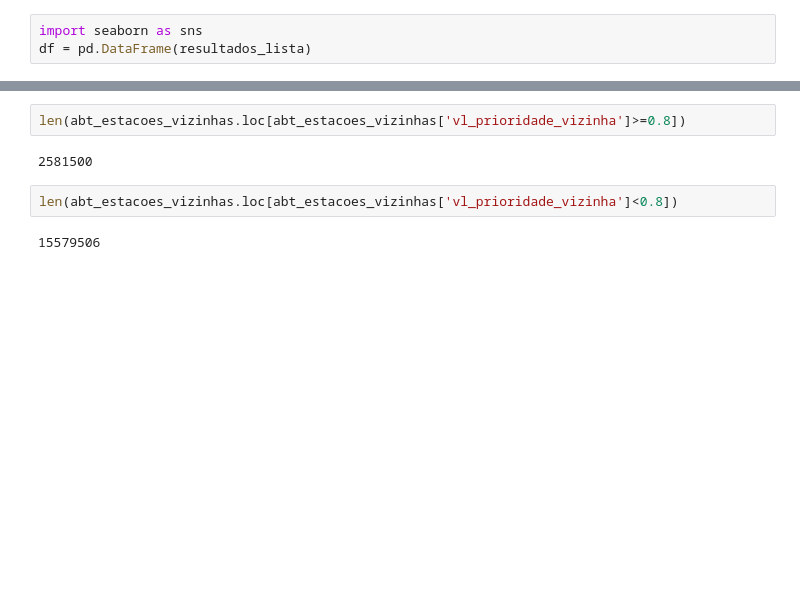
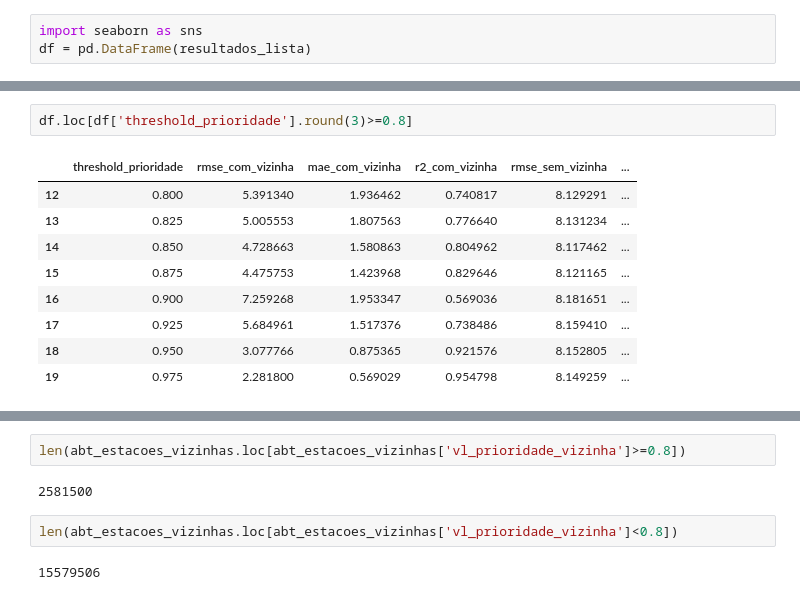
Before and after one commit to mateus-santos-rocha/doutorado, a Jupyter notebook: 3.modelling.ipynb, the cells around one changed output, grey strips where cells are left out. Drawn from its saved outputs; the diff is of its cells as text; blank space fills up the shorter version.

```diff
--- a/3.modelling.ipynb
+++ b/3.modelling.ipynb
@@ -175,0 +163,12 @@ plt.grid()
+# %%
+df.loc[df['threshold_prioridade'].round(3)>=0.8]
+# %% [output]
+|  | threshold_prioridade | rmse_com_vizinha | mae_com_vizinha | r2_com_vizinha | rmse_sem_vizinha | ... |
+| 12 | 0.800 | 5.391340 | 1.936462 | 0.740817 | 8.129291 | ... |
+| 13 | 0.825 | 5.005553 | 1.807563 | 0.776640 | 8.131234 | ... |
+| 14 | 0.850 | 4.728663 | 1.580863 | 0.804962 | 8.117462 | ... |
+| 15 | 0.875 | 4.475753 | 1.423968 | 0.829646 | 8.121165 | ... |
+| 16 | 0.900 | 7.259268 | 1.953347 | 0.569036 | 8.181651 | ... |
+| 17 | 0.925 | 5.684961 | 1.517376 | 0.738486 | 8.159410 | ... |
+| 18 | 0.950 | 3.077766 | 0.875365 | 0.921576 | 8.152805 | ... |
+| 19 | 0.975 | 2.281800 | 0.569029 | 0.954798 | 8.149259 | ... |
```
Also changed, not shown: parts of 9 cells of this notebook.
